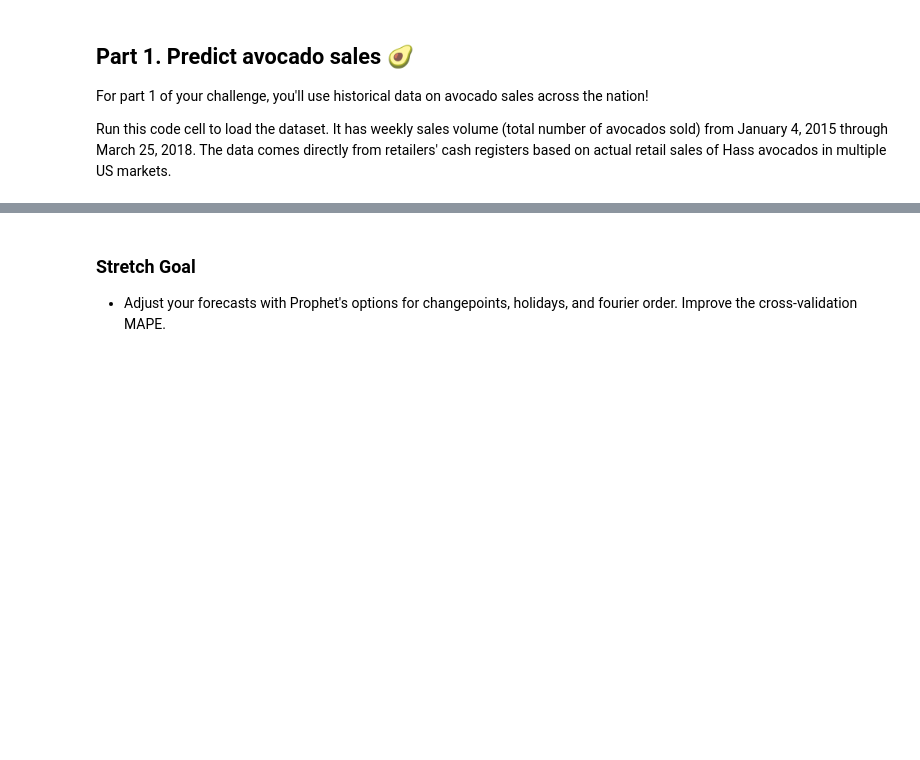
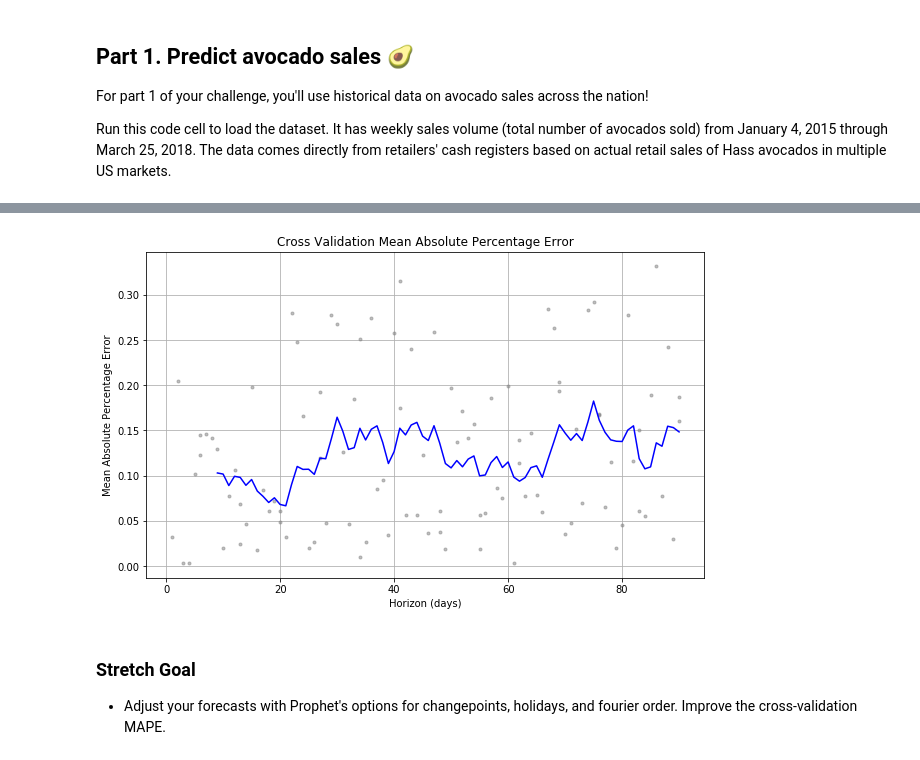
Before and after one commit to bloominstituteoftechnology/DS-Unit-2-Regression-1, a Jupyter notebook: DS_Sprint_Challenge_6_Regression_1.ipynb, the cells around one changed output, grey strips where cells are left out. Cells and saved outputs as stored; diff of their text form; code cells hidden in the pictures; blank space fills up the shorter version.

```diff
--- a/DS_Sprint_Challenge_6_Regression_1.ipynb
+++ b/DS_Sprint_Challenge_6_Regression_1.ipynb
@@ -34,3 +51,6 @@ _For Part 1 of this Sprint Challenge, you are **not** required to calculate or p
 You can be confident you've done it correctly when your plots look similar to these:
 
 <img src="https://i.imgur.com/PoyVGp7.png" width="400" align="left">
+# %%
+avocado = avocado.rename(columns={'Date':'ds', 'Total Volume': 'y'})
+avocado.head()
@@ -36,0 +92,3 @@ You can be confident you've done it correctly when your plots look similar to th
+# %%
+df_cv = cross_validation(m, horizon='90 days', period='45 days', initial='730 days')
+performance_metrics(df_cv).head()
@@ -37,3 +103,9 @@ You can be confident you've done it correctly when your plots look similar to th
+# %%
+fig3 = plot_cross_validation_metric(df_cv, metric='mape')
+plt.ylabel('Mean Absolute Percentage Error')
+plt.title('Cross Validation Mean Absolute Percentage Error');
+# %% [output]
+[figure, added]
 # %% [markdown]
 ### Stretch Goal
 - Adjust your forecasts with Prophet's options for changepoints, holidays, and fourier order. Improve the cross-validation MAPE.
```
Also changed, not shown: parts of 42 cells of this notebook, 1 other file.
